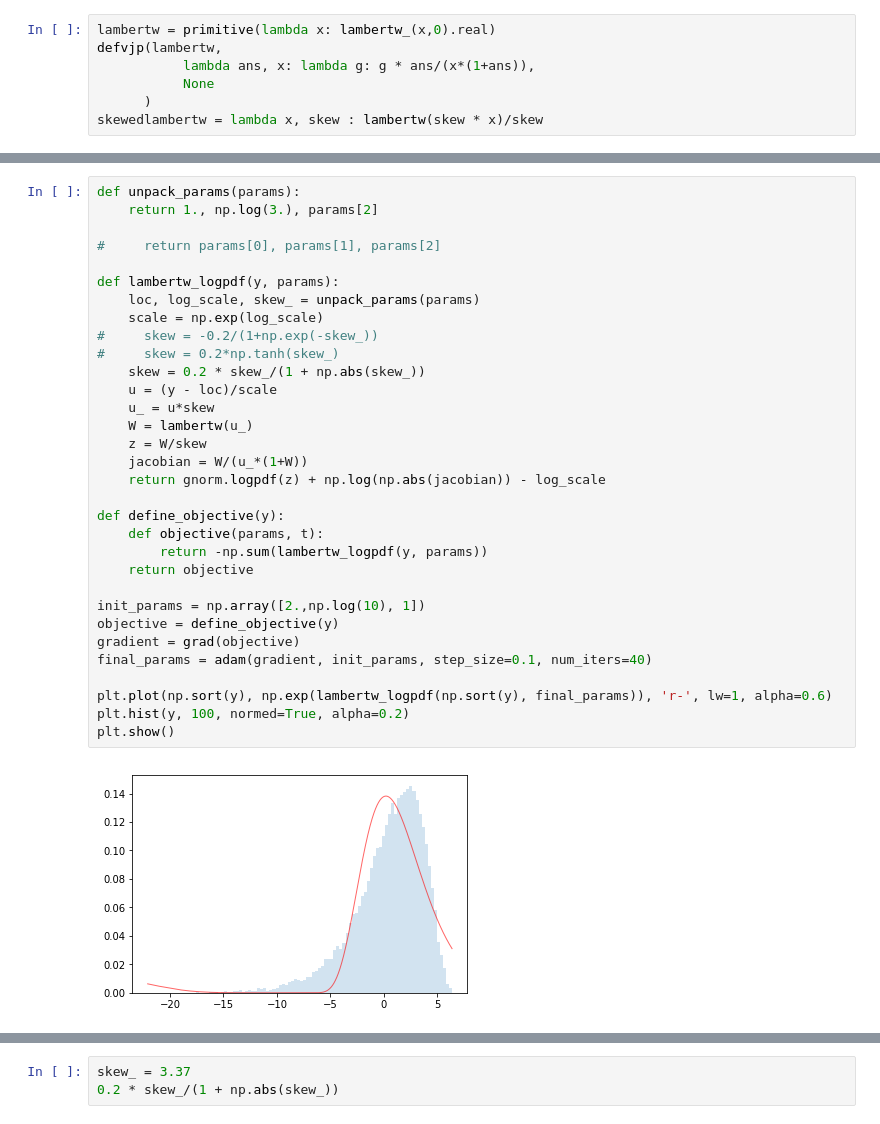
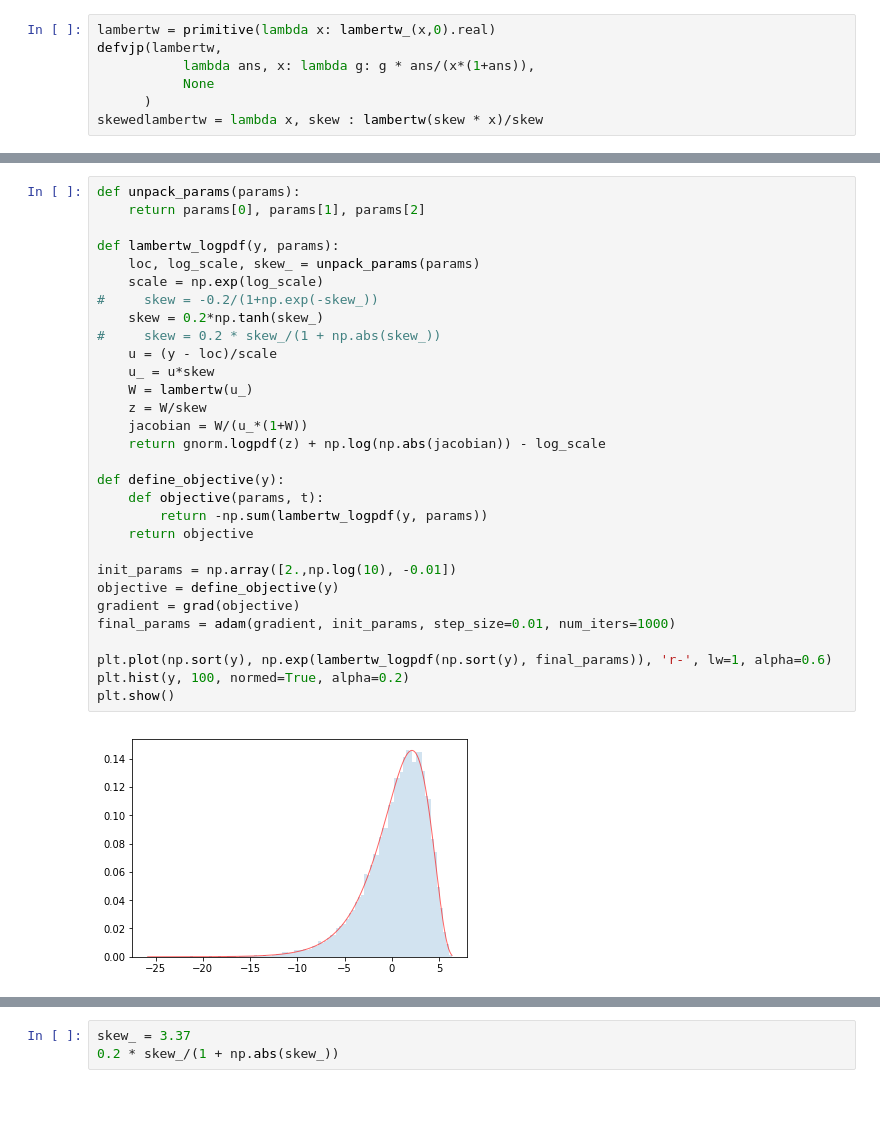
Before and after one commit to sevvi/lambert-matrix-factorization, a Jupyter notebook: lambert-distribution-sanity.ipynb, the cells around one changed output, grey strips where cells are left out. Cells and saved outputs as stored; diff of their text form.

```diff
--- a/lambert-distribution-sanity.ipynb
+++ b/lambert-distribution-sanity.ipynb
@@ -71,37 +71,35 @@ plt.show()
 # %%
 def unpack_params(params):
-    return 1., np.log(3.), params[2]
-
-#     return params[0], params[1], params[2]
+    return params[0], params[1], params[2]
 
 def lambertw_logpdf(y, params):
     loc, log_scale, skew_ = unpack_params(params)
     scale = np.exp(log_scale)
 #     skew = -0.2/(1+np.exp(-skew_))
-#     skew = 0.2*np.tanh(skew_)
-    skew = 0.2 * skew_/(1 + np.abs(skew_))
+    skew = 0.2*np.tanh(skew_)
+#     skew = 0.2 * skew_/(1 + np.abs(skew_))
     u = (y - loc)/scale
     u_ = u*skew
     W = lambertw(u_)
     z = W/skew
     jacobian = W/(u_*(1+W))
     return gnorm.logpdf(z) + np.log(np.abs(jacobian)) - log_scale
 
 def define_objective(y):
     def objective(params, t):
         return -np.sum(lambertw_logpdf(y, params))
     return objective
 
-init_params = np.array([2.,np.log(10), 1])
+init_params = np.array([2.,np.log(10), -0.01])
 objective = define_objective(y)
 gradient = grad(objective)
-final_params = adam(gradient, init_params, step_size=0.1, num_iters=40)
+final_params = adam(gradient, init_params, step_size=0.01, num_iters=1000)
 
 plt.plot(np.sort(y), np.exp(lambertw_logpdf(np.sort(y), final_params)), 'r-', lw=1, alpha=0.6)
 plt.hist(y, 100, normed=True, alpha=0.2)
 plt.show()
 # %% [output]
-[figure, old version]
+[figure, new version]
 # %%
 def define_objective(y):
     def objective(params, t):
```
Also changed, not shown: parts of 3 cells of this notebook.
